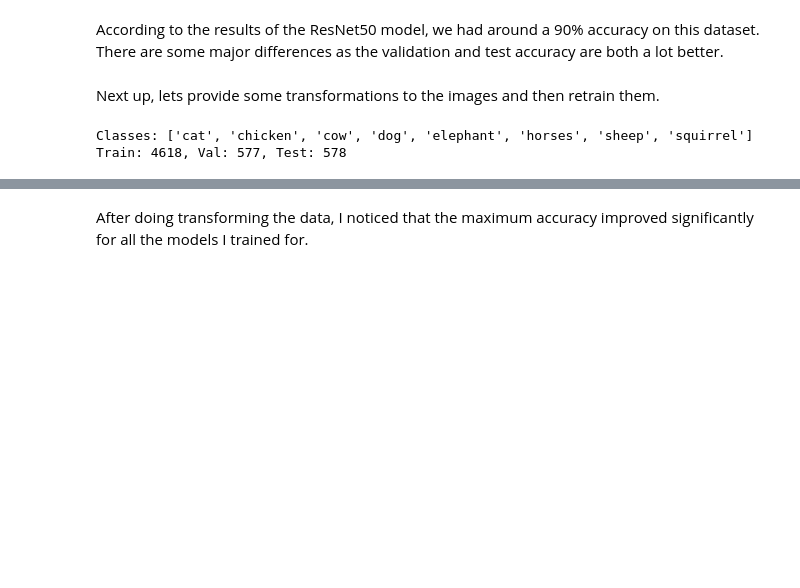
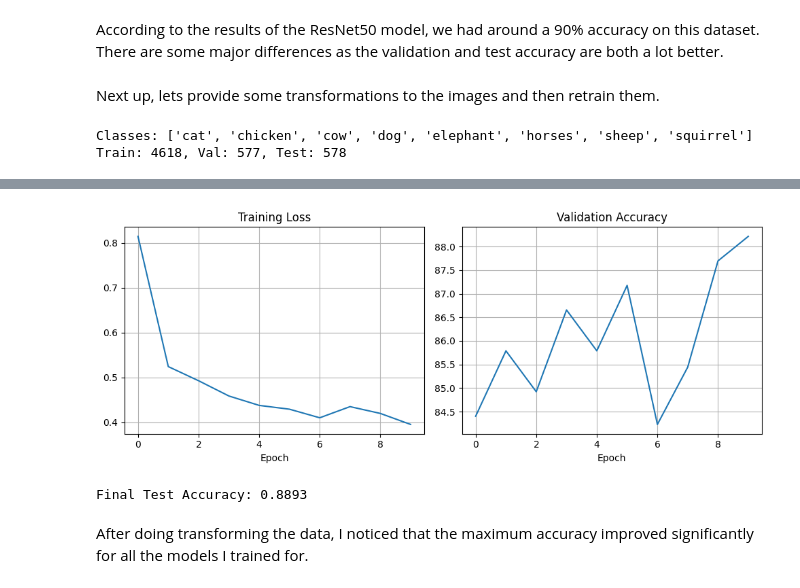
Before and after one commit to Sixty1000/Projects_in_AI_and_ML, a Jupyter notebook: Hw5/Homework5Task1.ipynb, the cells around one changed output, grey strips where cells are left out. Cells and saved outputs as stored; diff of their text form; code cells hidden in the pictures; blank space fills up the shorter version.

```diff
--- a/Hw5/Homework5Task1.ipynb
+++ b/Hw5/Homework5Task1.ipynb
@@ -403,28 +420,45 @@ KeyboardInterrupt:
 # %%
 plt.figure(figsize=(10, 4))
 
 plt.subplot(1, 2, 1)
 plt.plot(train_losses, label='Train Loss')
-plt.title('Training Loss')
-plt.xlabel('Epoch')
-plt.grid()
-
-plt.subplot(1, 2, 1)
-plt.plot(train_accuracies, label='Train Loss')
 plt.title('Training Loss')
 plt.xlabel('Epoch')
 plt.grid()
 
 plt.subplot(1, 2, 2)
 plt.plot(val_accuracies, label='Validation Accuracy')
 plt.title('Validation Accuracy')
 plt.xlabel('Epoch')
 plt.grid()
 
 plt.tight_layout()
 plt.show()
+# %% [output]
+[figure, added]
 # %%
-test_loss, test_acc = evaluate(resnet, test_loader, criterion)
+def evaluate(model, dataloader, criterion, device):
+    model.eval()
+    total_loss = 0
+    correct = 0
+    total = 0
+
+    with torch.no_grad():
+        for images, labels in dataloader:
+            images, labels = images.to(device), labels.to(device)
+            outputs = model(images)
+            loss = criterion(outputs, labels)
+
+            total_loss += loss.item()
+            _, predicted = torch.max(outputs, 1)
+            correct += (predicted == labels).sum().item()
+            total += labels.size(0)
+    accuracy= correct / total
+    return total_loss / len(dataloader), accuracy
+
+test_loss, test_acc = evaluate(resnet, test_loader, criterion, device)
 print(f"Final Test Accuracy: {test_acc:.4f}")
+# %% [output]
+Final Test Accuracy: 0.8893
 # %% [markdown]
 After doing transforming the data, I noticed that the maximum accuracy improved significantly for all the models I trained for.
```
Also changed, not shown: parts of 8 cells of this notebook, 1 other file.
